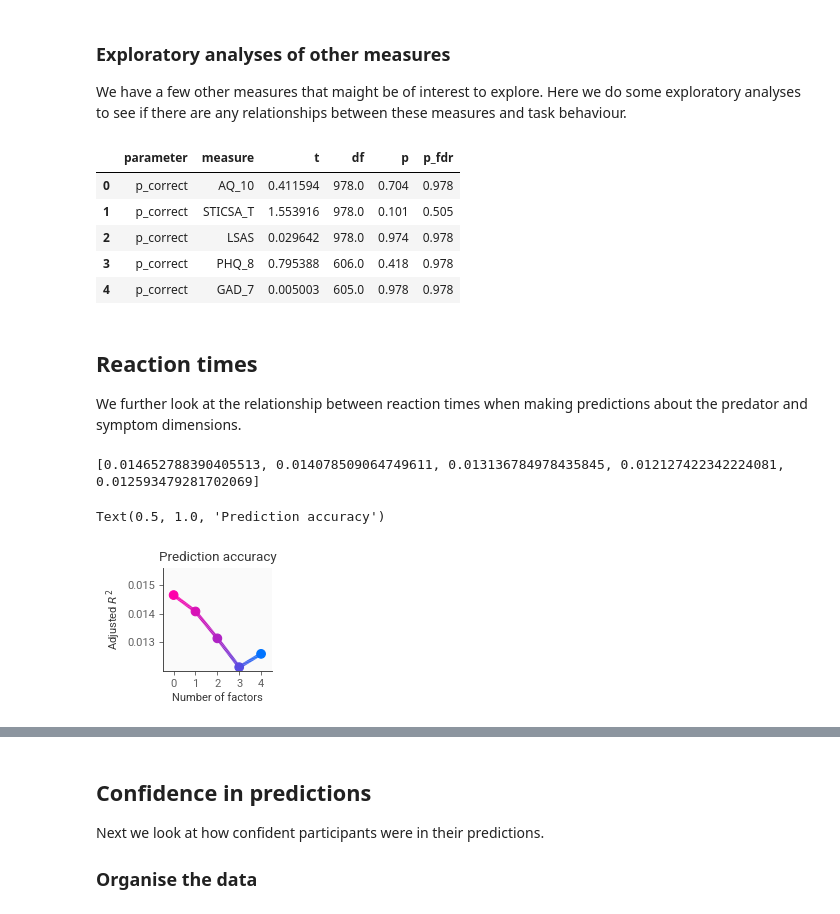
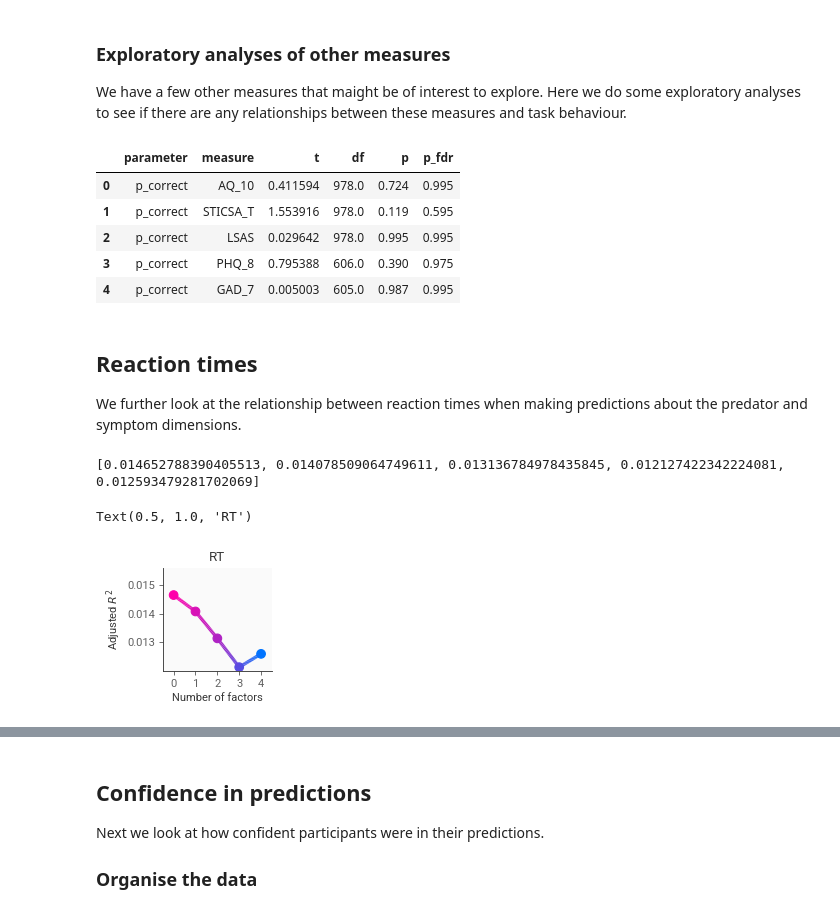
Before and after one commit to tobywise/interactive-avoidance-mental-health_public, a Jupyter notebook: notebooks/Prediction analysis.ipynb, the cells around one changed output, grey strips where cells are left out. Cells and saved outputs as stored; diff of their text form; code cells hidden in the pictures.

```diff
--- a/notebooks/Prediction analysis.ipynb
+++ b/notebooks/Prediction analysis.ipynb
@@ -141,3 +148,35 @@ Gender counts: 497 Male, 493 Female, 4 Other, 3 Prefer not to say
+# %%
+# Load in all data
+(
+    rating_df,
+    rt_prey_df,
+    rt_predator_df,
+    confidence_df,
+    prediction_df,
+    response_df,
+) = load_all_data()
+
+# Separate predator an prey movements
+prey_df, predator_df = separate_predator_prey_data(response_df)
+
+# Sort dataframes to keep things tidy
+prediction_df, predator_df, prey_df = sort_dataframes(
+    [prediction_df, predator_df, prey_df]
+)
+
+# Check that everything looks as it should
+assert np.all(
+    prediction_df["subjectID"] == predator_df["subjectID"]
+), "Subject ID columns do not match"
+assert np.all(
+    prediction_df["condition"] == predator_df["condition"]
+), "Condition columns do not match"
+assert np.all(
+    prediction_df["trial"] == predator_df["trial"]
+), "Trial columns do not match"
+assert np.all(
+    prediction_df["response_number"] == predator_df["response_number"]
+), "Response number columns do not match"
 # %% [markdown]
 ## Get proportion correct
 
@@ -362,11 +423,11 @@ predictions_correct_exploratory = run_exploratory_models(
 predictions_correct_exploratory
 # %% [output]
 |  | parameter | measure | t | df | p | p_fdr |
-| 0 | p_correct | AQ_10 | 0.411594 | 978.0 | 0.704 | 0.978 |
-| 1 | p_correct | STICSA_T | 1.553916 | 978.0 | 0.101 | 0.505 |
-| 2 | p_correct | LSAS | 0.029642 | 978.0 | 0.974 | 0.978 |
-| 3 | p_correct | PHQ_8 | 0.795388 | 606.0 | 0.418 | 0.978 |
-| 4 | p_correct | GAD_7 | 0.005003 | 605.0 | 0.978 | 0.978 |
+| 0 | p_correct | AQ_10 | 0.411594 | 978.0 | 0.724 | 0.995 |
+| 1 | p_correct | STICSA_T | 1.553916 | 978.0 | 0.119 | 0.595 |
+| 2 | p_correct | LSAS | 0.029642 | 978.0 | 0.995 | 0.995 |
+| 3 | p_correct | PHQ_8 | 0.795388 | 606.0 | 0.390 | 0.975 |
+| 4 | p_correct | GAD_7 | 0.005003 | 605.0 | 0.987 | 0.995 |
 # %% [markdown]
 ## Reaction times
 
@@ -374,26 +435,26 @@ We further look at the relationship between reaction times when making predictio
 # %%
 # Run sequential regression
 predictions_rt_model_outputs = sequential_regression(
     predictions_correct_mh_measures,
     "RT",
     n_solutions=4,
     covariates=["motivation"],
     n_bootstraps=20000,
 )
 
 # Plot the results
 plot_r2s(predictions_rt_model_outputs)
 sns.despine()
 
 # Print the R2s
 print(predictions_rt_model_outputs.r2s)
 
 # Set title
-plt.title("Prediction accuracy")
+plt.title("RT")
 
 # Save figure
 # plt.savefig("figures/prediction_accuracy.svg")
 # %% [output]
 [0.014652788390405513, 0.014078509064749611, 0.013136784978435845, 0.012127422342224081, 0.012593479281702069]
-Text(0.5, 1.0, 'Prediction accuracy')
+Text(0.5, 1.0, 'RT')
-[figure, old version]
+[figure, new version]
```
Also changed, not shown: parts of 32 cells of this notebook, 2 other files.
